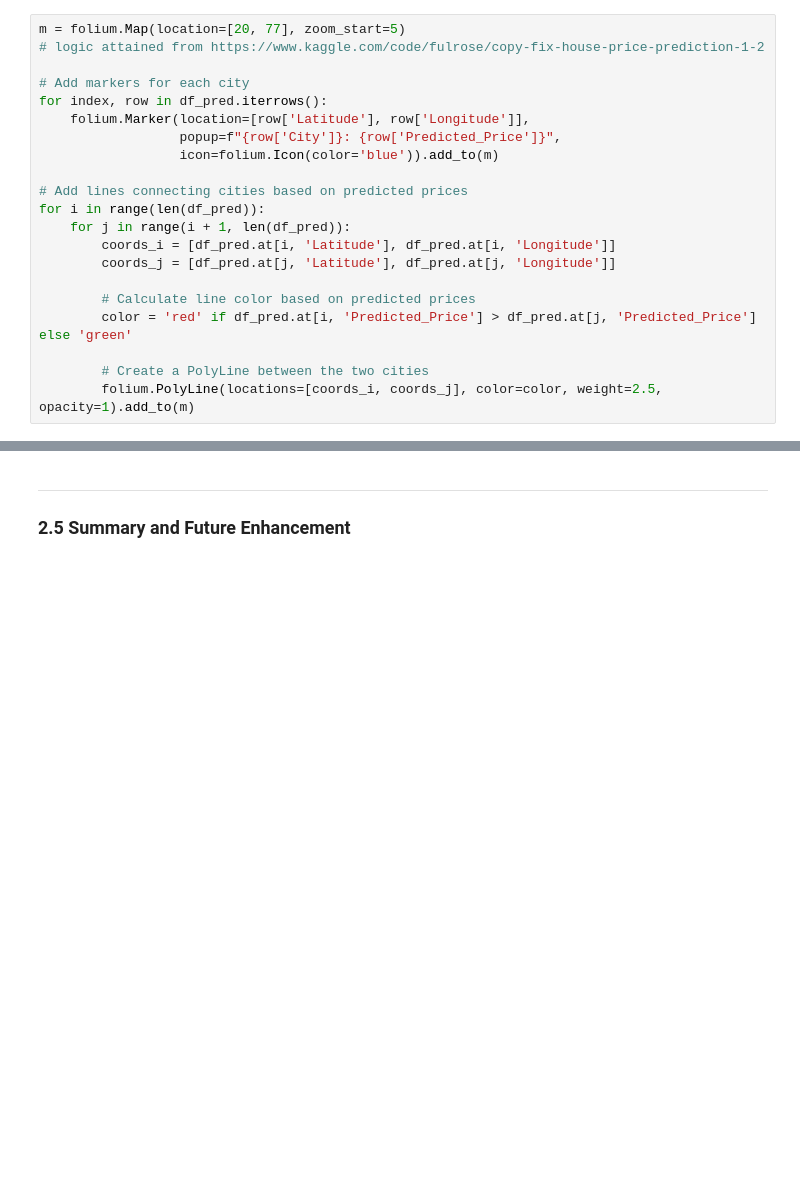
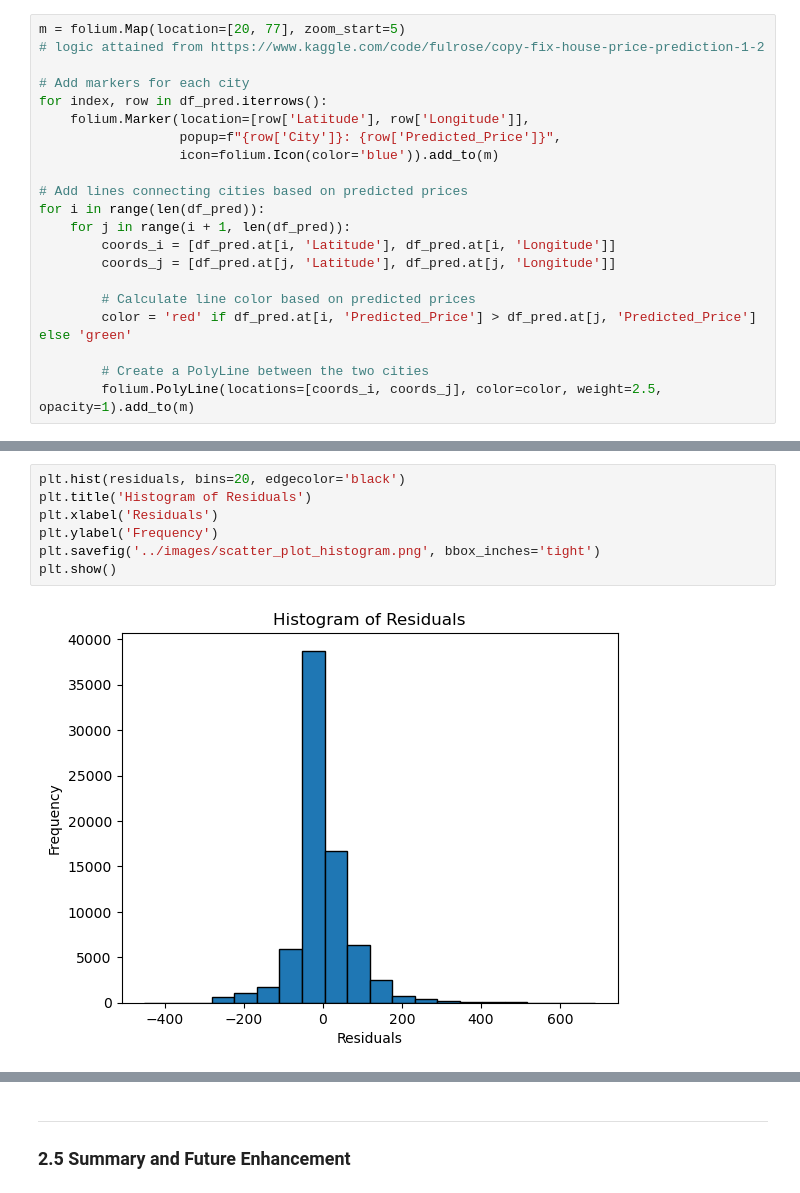
Before and after one commit to LandryHouston/Flight_Price_Prediction, a Jupyter notebook: code/02_data_modeling.ipynb, the cells around one changed output, grey strips where cells are left out. Drawn from its saved outputs; the diff is of its cells as text; blank space fills up the shorter version.

```diff
--- a/code/02_data_modeling.ipynb
+++ b/code/02_data_modeling.ipynb
@@ -406,0 +420,9 @@ m
+# %%
+plt.hist(residuals, bins=20, edgecolor='black')
+plt.title('Histogram of Residuals')
+plt.xlabel('Residuals')
+plt.ylabel('Frequency')
+plt.savefig('../images/scatter_plot_histogram.png', bbox_inches='tight')
+plt.show()
+# %% [output]
+[figure, added]
```
Also changed, not shown: parts of 8 cells of this notebook, 7 other files.
